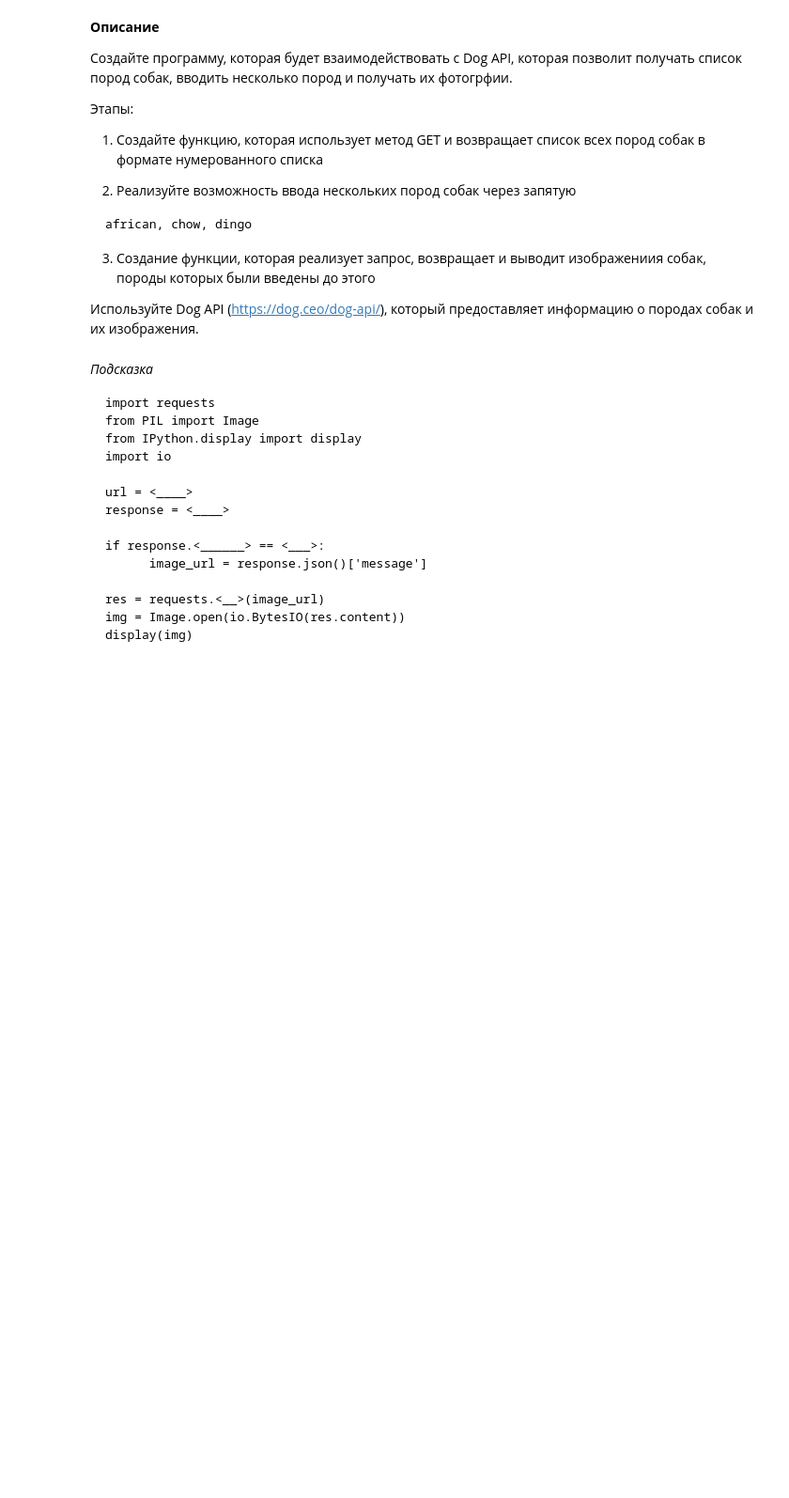
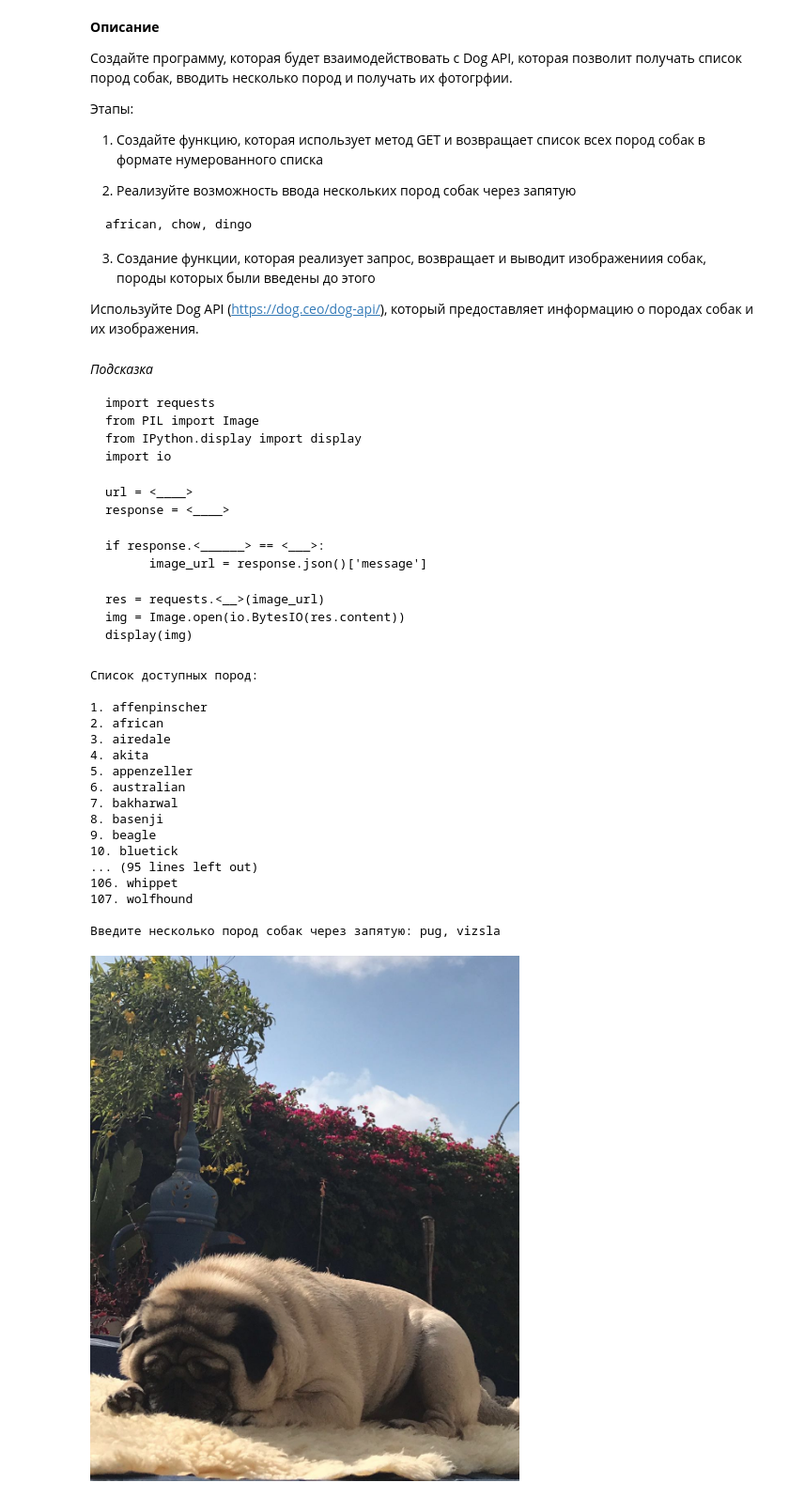
Before and after one commit to Mafia3641/Collab_practice, a Jupyter notebook: Practice_0_7_0.ipynb, the cells around one changed output. Shown at 94% size. Drawn from its saved outputs; the diff is of its cells as text; code cells hidden in the pictures; blank space fills up the shorter version.

````diff
--- a/Practice_0_7_0.ipynb
+++ b/Practice_0_7_0.ipynb
@@ -379,3 +379,63 @@ res = requests.<__>(image_url)
 img = Image.open(io.BytesIO(res.content))
 display(img)
 ```
+# %%
+import requests
+from PIL import Image
+from IPython.display import display
+import io
+
+
+def get_all_breeds():
+    url = "https://dog.ceo/api/breeds/list/all"
+    response = requests.get(url)
+    if response.status_code == 200:
+        breeds = response.json()['message']
+        breed_list = [f"{i+1}. {breed}" for i, breed in enumerate(breeds.keys())]
+        return "\n".join(breed_list), list(breeds.keys())
+    return "Ошибка при получении списка пород", []
+
+
+def fetch_dog_images(breeds):
+    for breed in breeds:
+        url = f"https://dog.ceo/api/breed/{breed}/images/random"
+        response = requests.get(url)
+        if response.status_code == 200:
+            image_url = response.json()['message']
+            res = requests.get(image_url)
+            img = Image.open(io.BytesIO(res.content))
+            display(img)
+        else:
+            print(f"Ошибка при получении изображения для породы {breed}")
+
+
+breed_list, all_breeds = get_all_breeds()
+print("Список доступных пород:\n")
+print(breed_list)
+
+user_input = input("\nВведите одну или несколько пород собак через запятую (имя породы): ")
+selected_breeds = [breed.strip().lower() for breed in user_input.split(",") if breed.strip().lower() in all_breeds]
+
+if selected_breeds:
+    fetch_dog_images(selected_breeds)
+else:
+    print("Неверный ввод или породы не найдены.")
+# %% [output]
+Список доступных пород:
+
+1. affenpinscher
+2. african
+3. airedale
+4. akita
+5. appenzeller
+6. australian
+7. bakharwal
+8. basenji
+9. beagle
+10. bluetick
+... (95 lines left out)
+106. whippet
+107. wolfhound
+
+Введите несколько пород собак через запятую: pug, vizsla
+[figure, added]
````
Also changed, not shown: parts of 3 cells of this notebook.
